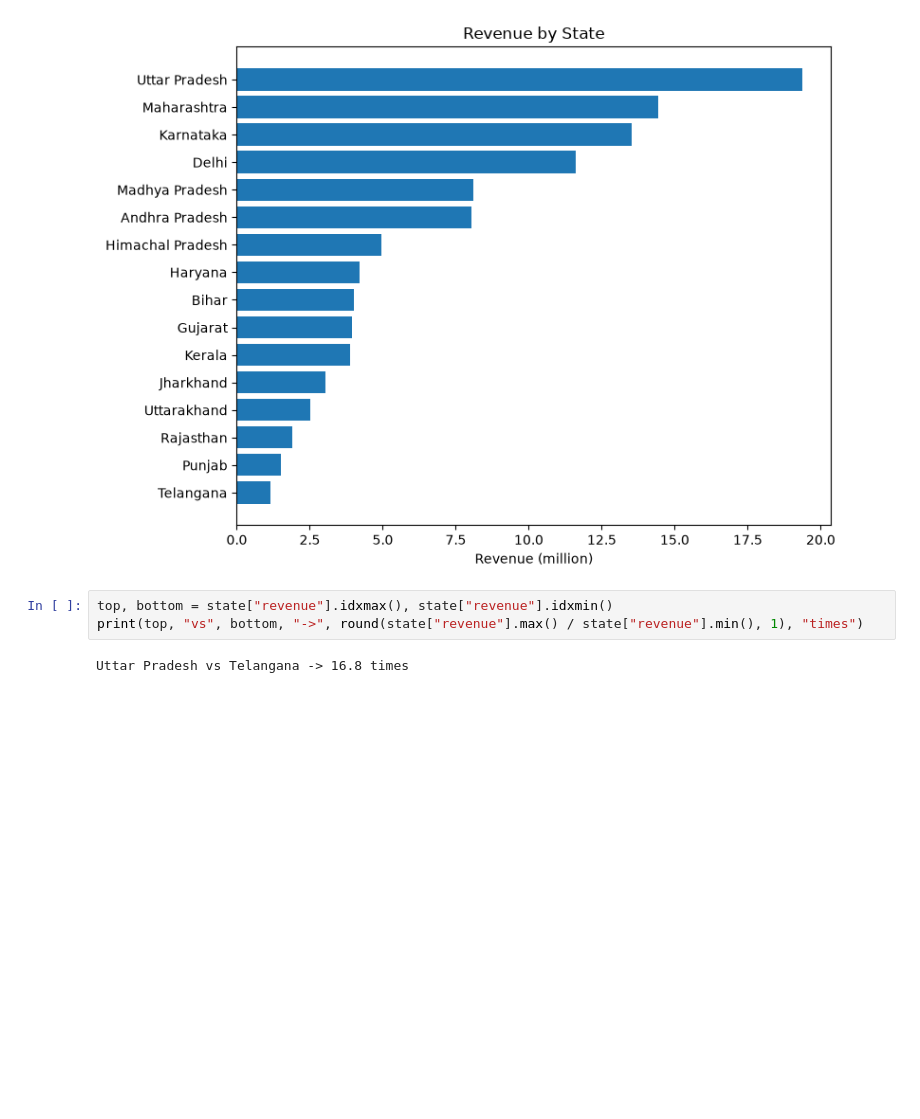
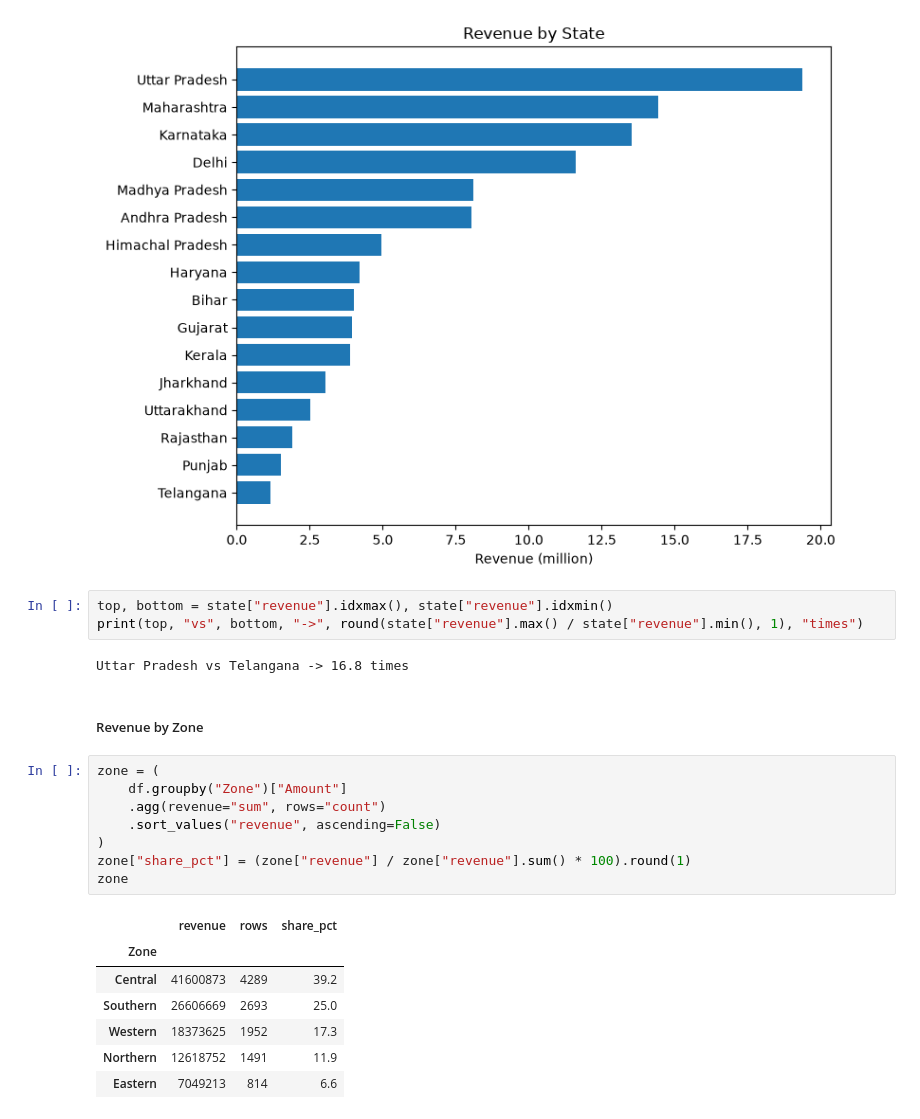
Before and after one commit to ariful3551/diwali_sales_analysis, a Jupyter notebook: notebooks/03_eda_and_visualization.ipynb, the cells around one changed output. Saved outputs shown, nothing was run; the diff lists cells and outputs as text; blank space fills up the shorter version.

```diff
--- a/notebooks/03_eda_and_visualization.ipynb
+++ b/notebooks/03_eda_and_visualization.ipynb
@@ -107,3 +107,21 @@ top, bottom = state["revenue"].idxmax(), state["revenue"].idxmin()
 print(top, "vs", bottom, "->", round(state["revenue"].max() / state["revenue"].min(), 1), "times")
 # %% [output]
 Uttar Pradesh vs Telangana -> 16.8 times
+# %% [markdown]
+##### Revenue by Zone
+# %%
+zone = (
+    df.groupby("Zone")["Amount"]
+    .agg(revenue="sum", rows="count")
+    .sort_values("revenue", ascending=False)
+)
+zone["share_pct"] = (zone["revenue"] / zone["revenue"].sum() * 100).round(1)
+zone
+# %% [output]
+|  | revenue | rows | share_pct |
+| Zone |  |  |  |
+| Central | 41600873 | 4289 | 39.2 |
+| Southern | 26606669 | 2693 | 25.0 |
+| Western | 18373625 | 1952 | 17.3 |
+| Northern | 12618752 | 1491 | 11.9 |
+| Eastern | 7049213 | 814 | 6.6 |
```
Also changed, not shown: parts of 3 cells of this notebook.
